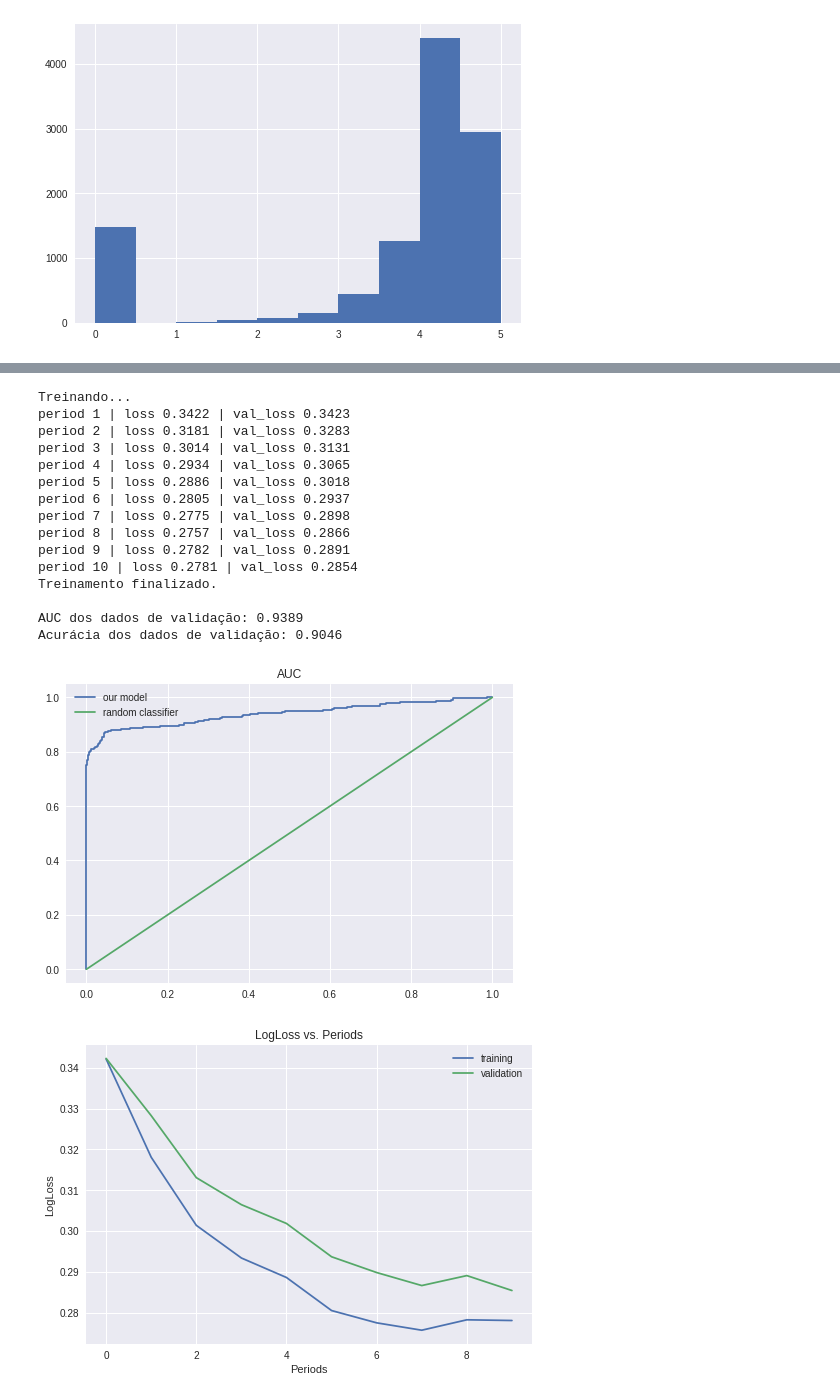
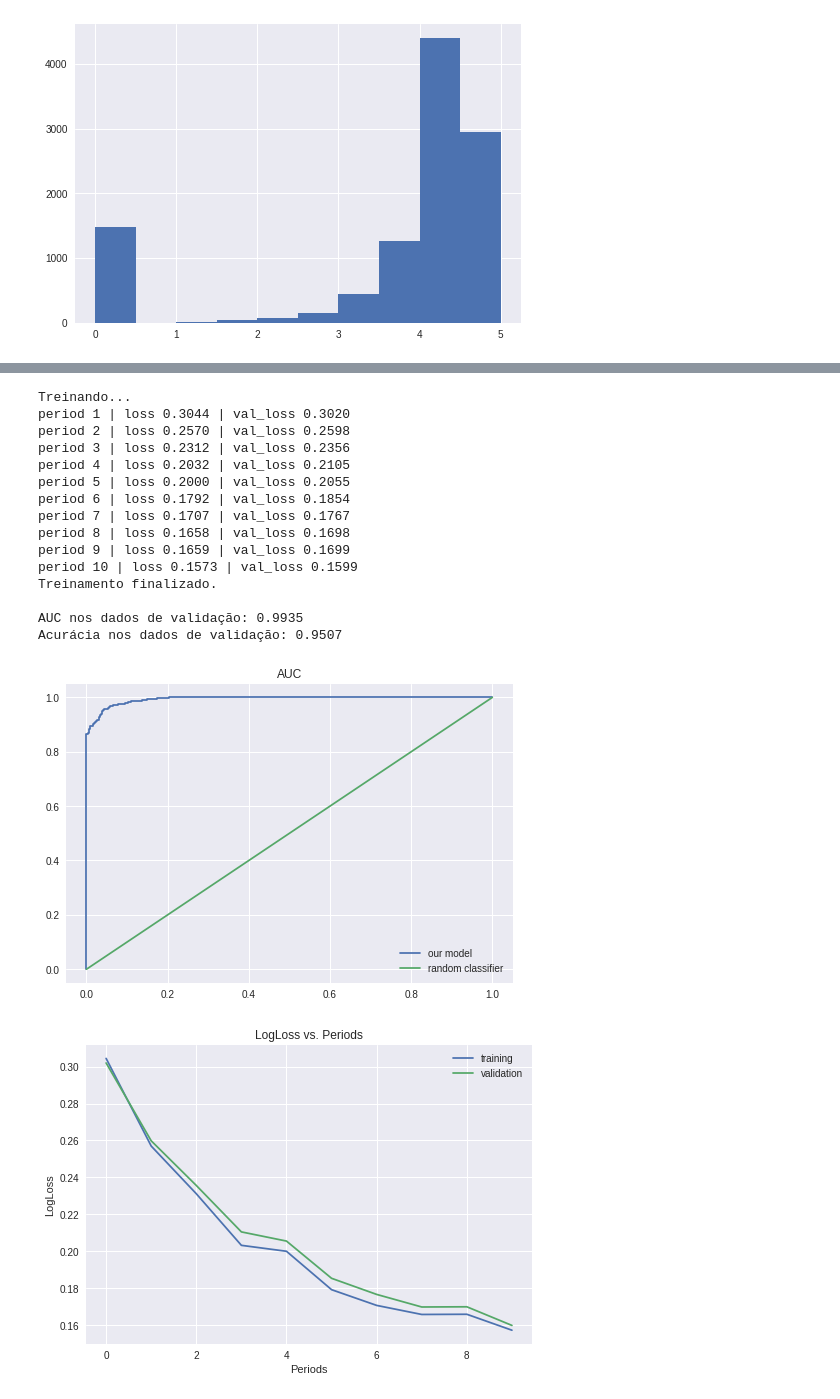
Before and after one commit to arthurflor23/courses, a Jupyter notebook: google-machine-learning-crash-course/16_google_play_store_(ratings).ipynb, the cells around one changed output, grey strips where cells are left out. Saved outputs shown, nothing was run; the diff lists cells and outputs as text; code cells hidden in the pictures.

```diff
--- a/google-machine-learning-crash-course/16_google_play_store_(ratings).ipynb
+++ b/google-machine-learning-crash-course/16_google_play_store_(ratings).ipynb
@@ -16,7 +16,6 @@ pd.options.display.float_format = '{:.1f}'.format
 
 googleplaystore_dataframe = pd.read_csv("https://raw.githubusercontent.com/arthurflor/courses/master/google-machine-learning-crash-course/googleplaystore_pre_process.csv", sep=",")
 googleplaystore_dataframe = googleplaystore_dataframe.reindex(np.random.permutation(googleplaystore_dataframe.index))
-googleplaystore_dataframe["install"] /= 100
 googleplaystore_dataframe
 # %% [output]
 |  | app | category | rating | review | size | install | type | price | content_rating | genre | ... |
@@ -84,13 +83,14 @@ def preprocess_targets(googleplaystore_dataframe):
   output_targets = pd.DataFrame()
 
   # Criando valor representando um "app de sucesso" com limiar de rating em 4 e número de reviews em 1000.
-  output_targets["app_success"] = ((googleplaystore_dataframe["rating"] * googleplaystore_dataframe["install"]) > 4).astype(float)
+  norm_rating = (googleplaystore_dataframe["rating"] * (googleplaystore_dataframe["install"]/100))
+  output_targets["app_success"] = (norm_rating > 4).astype(float)
 
   return output_targets
 # %%
 length = len(googleplaystore_dataframe)
-training_len = int(length * 0.9)
-validation_len = int(length * 0.1)
+training_len = int(length * 0.75)
+validation_len = int(length * 0.25)
 
 training_examples = preprocess_features(googleplaystore_dataframe.head(training_len))
 training_targets = preprocess_targets(googleplaystore_dataframe.head(training_len))
@@ -271,28 +271,28 @@ def train_linear_classifier_model(learning_rate, steps, batch_size, training_exa
   return linear_classifier
 # %%
 linear_classifier = train_linear_classifier_model(
-    learning_rate=0.00003,
+    learning_rate=0.00005,
     steps=1000,
     batch_size=200,
     training_examples=training_examples,
     training_targets=training_targets,
     validation_examples=validation_examples,
     validation_targets=validation_targets)
 # %% [output]
 Treinando...
-period 1 | loss 0.3422 | val_loss 0.3423
-period 2 | loss 0.3181 | val_loss 0.3283
-period 3 | loss 0.3014 | val_loss 0.3131
-period 4 | loss 0.2934 | val_loss 0.3065
-period 5 | loss 0.2886 | val_loss 0.3018
-period 6 | loss 0.2805 | val_loss 0.2937
-period 7 | loss 0.2775 | val_loss 0.2898
-period 8 | loss 0.2757 | val_loss 0.2866
-period 9 | loss 0.2782 | val_loss 0.2891
-period 10 | loss 0.2781 | val_loss 0.2854
+period 1 | loss 0.3044 | val_loss 0.3020
+period 2 | loss 0.2570 | val_loss 0.2598
+period 3 | loss 0.2312 | val_loss 0.2356
+period 4 | loss 0.2032 | val_loss 0.2105
+period 5 | loss 0.2000 | val_loss 0.2055
+period 6 | loss 0.1792 | val_loss 0.1854
+period 7 | loss 0.1707 | val_loss 0.1767
+period 8 | loss 0.1658 | val_loss 0.1698
+period 9 | loss 0.1659 | val_loss 0.1699
+period 10 | loss 0.1573 | val_loss 0.1599
 Treinamento finalizado.
 
-AUC dos dados de validação: 0.9389
-Acurácia dos dados de validação: 0.9046
+AUC nos dados de validação: 0.9935
+Acurácia nos dados de validação: 0.9507
-[figure, old version]
+[figure, new version]
-[figure, old version]
+[figure, new version]
```
Also changed, not shown: parts of 3 cells of this notebook.
